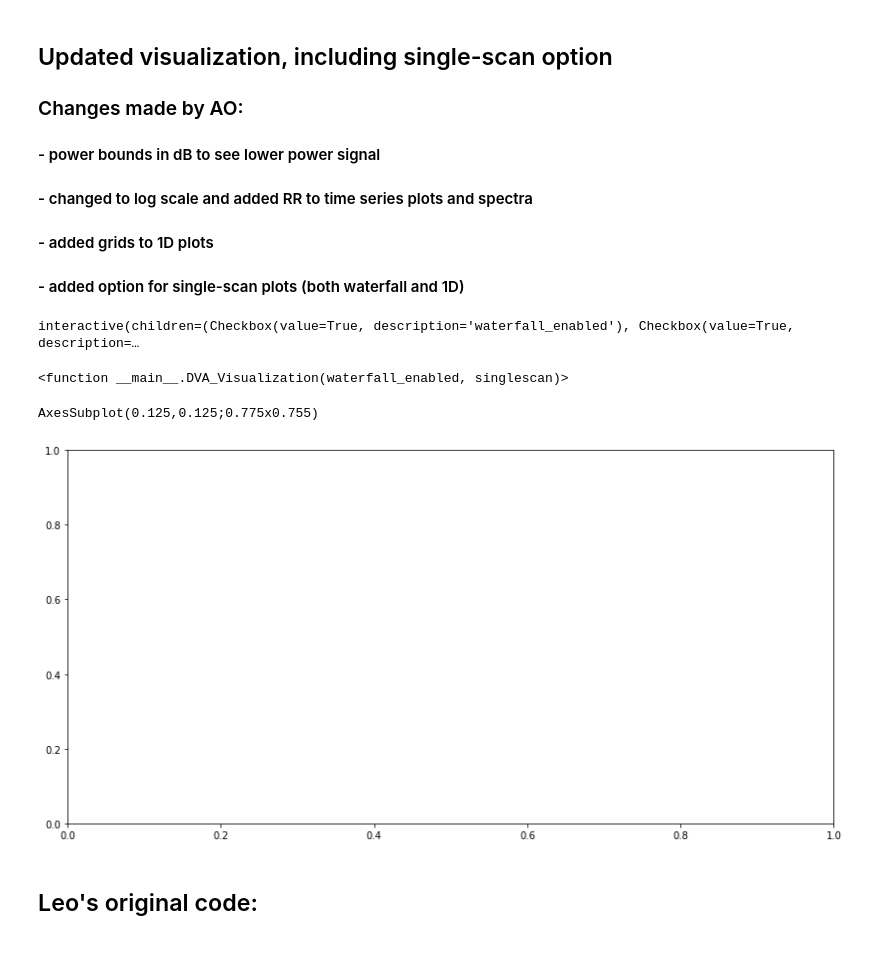
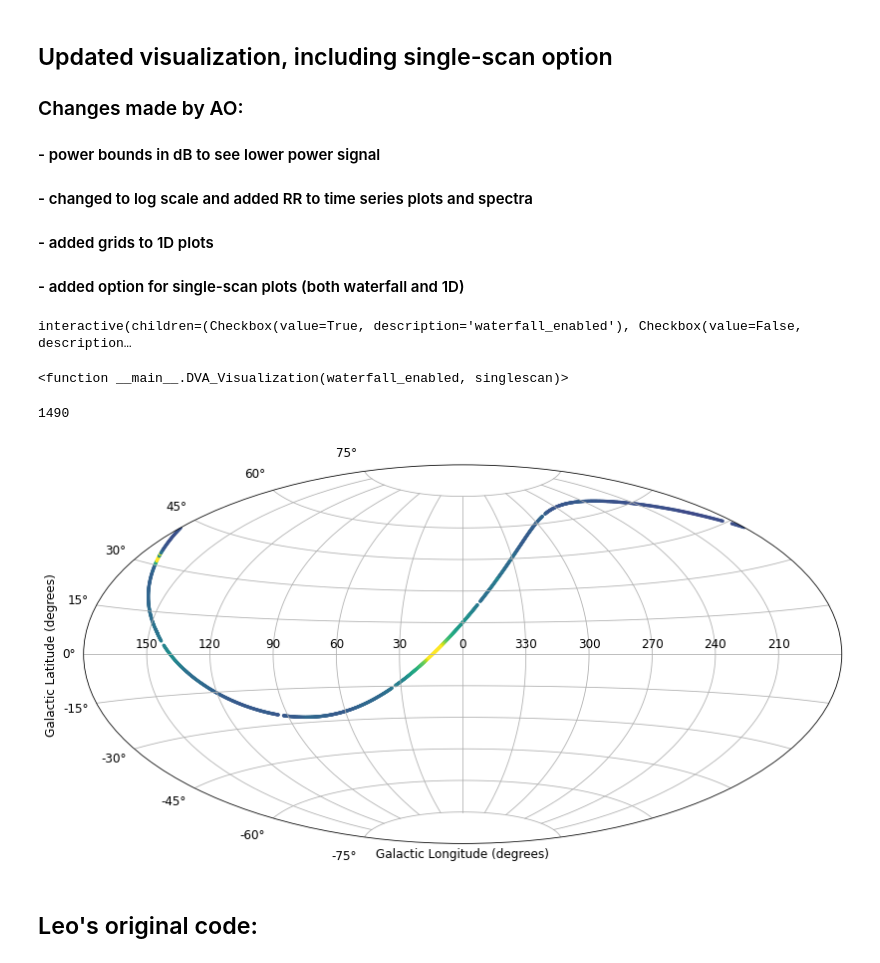
Before and after one commit to aordog/dva_pipeline, a Jupyter notebook: day_survey_visualization.ipynb, the cells around one changed output. Cells and saved outputs as stored; diff of their text form; code cells hidden in the pictures.

Commit message:
add 2D Galactic coordinate mapping

```diff
--- a/day_survey_visualization.ipynb
+++ b/day_survey_visualization.ipynb
@@ -14,7 +16,6 @@
 # %% [markdown]
 ## Import packages:
 # %%
-# import dva_sdhdf_combine
 import imp
 import os
 import subprocess
@@ -36,13 +37,12 @@ from ipywidgets import interactive_output
 from astropy.coordinates import SkyCoord,EarthLocation, AltAz, ICRS, Galactic, FK4, FK5
 
 #### Change the directory to where the files are located" ####
-day ='18'
-#directory = '/srv/data/dva/survey_azimuth_scans/'
+day ='34'
+phase = 1
+directory = '/srv/data/dva/survey_azimuth_scans/'
 #directory = '/srv/data/dva/survey_azimuth_scans/day_45_lightning/'
 #directory = '../DVA/Data_Files/DVA_Day_Surveys/'
-directory = '/media/ordoga/15m_band1_survey/dva_phase1/survey_phase1_day'+day+'/'
-
-#TODO: actually do the scan properties definition in the beginning
+#directory = '/media/ordoga/15m_band1_survey/dva_phase1/survey_phase1_day'+day+'/'
 ##############################################################
 # %% [markdown]
 ## Read in the file listing azimuth scan start and stop times:
@@ -215,15 +171,0 @@ imRL_map[wbad] = np.nan
-# %%
-%%time
-loc = EarthLocation(lat = 49.3*u.deg, lon = -119.6*u.deg, height = 546*u.m)
-
-wgood = np.where(np.isfinite(el_map))
-
-AltAzcoord = SkyCoord(alt=el_map[wgood]*u.deg, az=az_map[wgood]*u.deg,
-                      obstime=Time(t_map[wgood],format='isot',scale='utc',location=loc),
-                      frame = 'altaz', location = loc)
-
-ra = AltAzcoord.icrs.ra.deg
-dec = AltAzcoord.icrs.dec.deg
-
-l = AltAzcoord.galactic.l.deg
-b = AltAzcoord.galactic.b.deg
@@ -497,16 +432,15 @@ def DVA_Visualization(waterfall_enabled,singlescan):
 
     return
 # %%
-interact(DVA_Visualization,waterfall_enabled = True, singlescan = True)
+interact(DVA_Visualization,waterfall_enabled = True, singlescan = False)
 # %% [output]
-interactive(children=(Checkbox(value=True, description='waterfall_enabled'), Checkbox(value=True, description=…
+interactive(children=(Checkbox(value=True, description='waterfall_enabled'), Checkbox(value=False, description…
 <function __main__.DVA_Visualization(waterfall_enabled, singlescan)>
-# %%
-fig,ax2 = plt.subplots(1,1,figsize=(14,7))
-print(ax2)
-# %% [output]
-AxesSubplot(0.125,0.125;0.775x0.755)
-[figure, removed]
+# %%
+make_map(1490)
+# %% [output]
+1490
+[figure, added]
 # %% [markdown]
 ## Leo's original code:
 # %%
```
Also changed, not shown: parts of 10 cells of this notebook.
